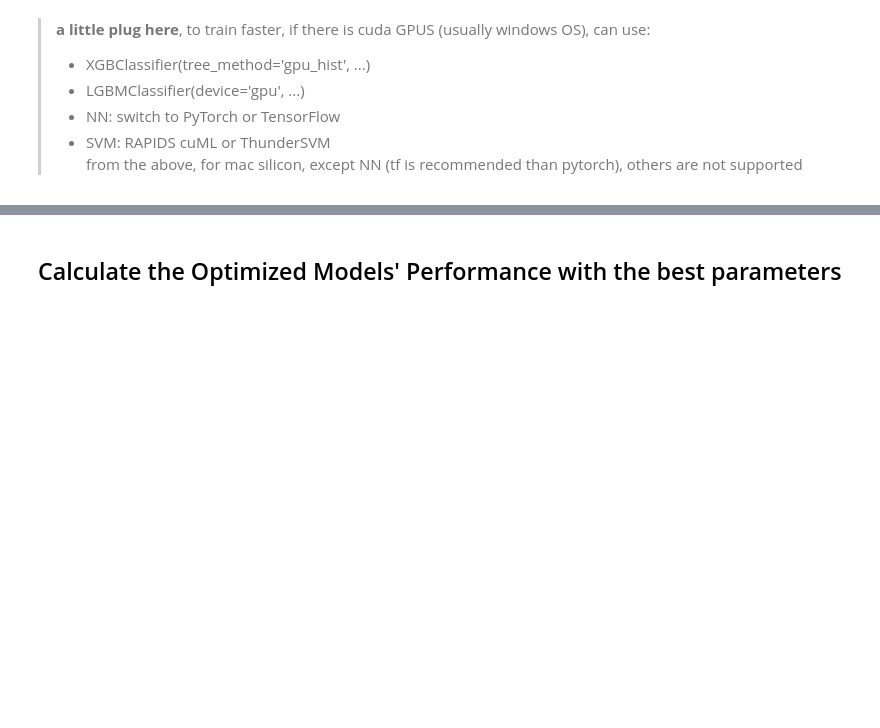
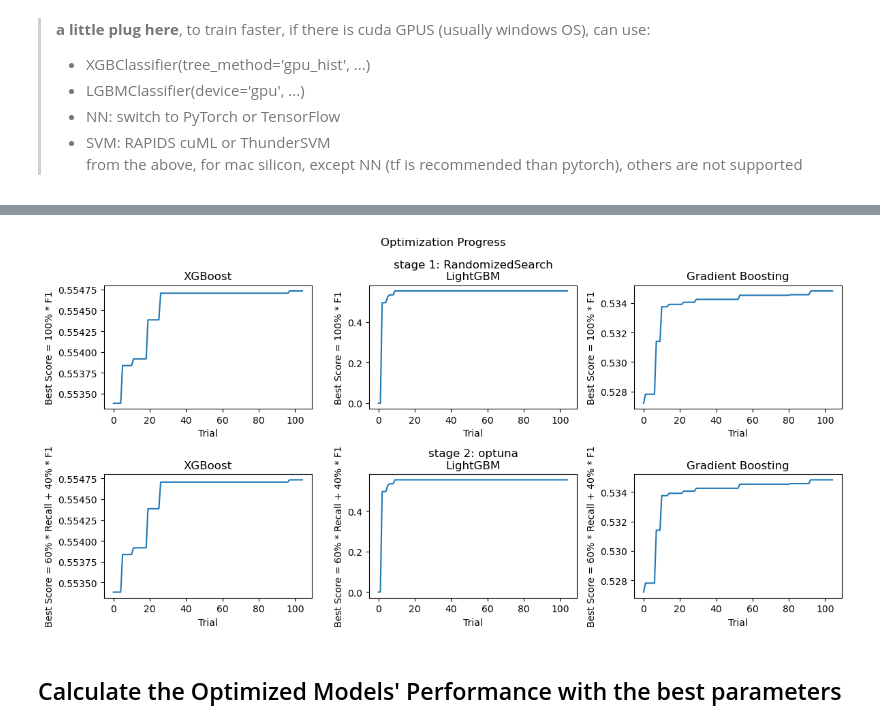
Before and after one commit to YannaCS/Fraud-Detection-By-Machine-Learning, a Jupyter notebook: Modeling.ipynb, the cells around one changed output, grey strips where cells are left out. Cells and saved outputs as stored; diff of their text form; code cells hidden in the pictures; blank space fills up the shorter version.

```diff
--- a/Modeling.ipynb
+++ b/Modeling.ipynb
@@ -180,0 +199,2 @@ Select top 3 models for optimization based on baseline performance
+# %%
+top_models = top_models + ['Gradient Boosting']
@@ -235,0 +219,9 @@ optimized_models
+# %%
+from func_2stageOpt import two_stage_optimize_multiple
+optimized_models = two_stage_optimize_multiple(
+    X_train, y_train,
+    models = top_models,
+    n_trials = 150,   # 150 trials per model
+    stage1_ratio=0.3,  # 30% for exploration
+    show_trial_details=False  # Clean output
+)
@@ -238,3 +280,30 @@ pd.DataFrame(optimized_models).to_csv('Top3 Optimized Results.csv')
+# %%
+fig, ax = plt.subplots(nrows=2, ncols=3, figsize=(12, 6))
+i = 0
+for name, model in optimized_models.items():
+    ax[0, i].plot(model['stage2_history'])
+    ax[0, i].set_xlabel('Trial')
+    ax[0, i].set_ylabel('Best Score = 100% * F1')
+    if i == 1:
+        title = f'stage 1: RandomizedSearch\n{name}'
+    else:
+        title = f'\n{name}'
+    ax[0, i].set_title(title)
+
+    ax[1, i].plot(model['stage2_history'])
+    ax[1, i].set_xlabel('Trial')
+    ax[1, i].set_ylabel('Best Score = 60% * Recall + 40% * F1')
+    if i == 1:
+        title = f'stage 2: optuna\n{name}'
+    else:
+        title = f'\n{name}'
+    ax[1, i].set_title(title)
+    i += 1
+plt.suptitle('Optimization Progress')
+plt.tight_layout()
+plt.show()
+# %% [output]
+[figure, added]
 # %% [markdown]
 ## Calculate the Optimized Models' Performance with the best parameters
 # %% [markdown]
```
Also changed, not shown: parts of 45 cells of this notebook, 16 other files.
